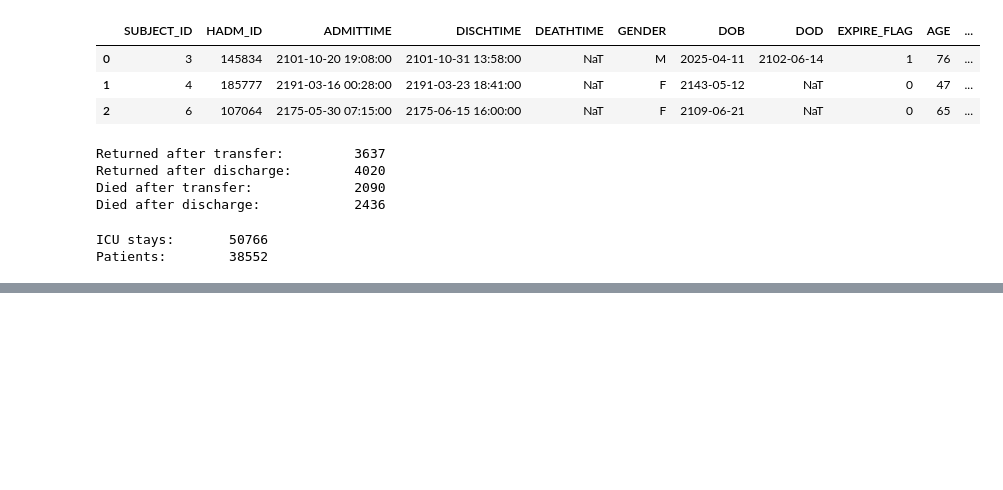
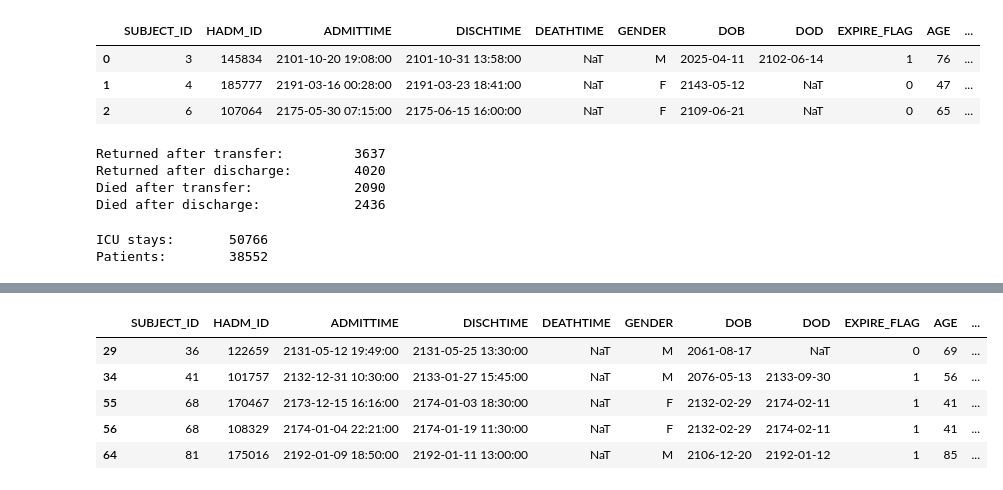
Before and after one commit to BencsikMD/CS598CourseProject, a Jupyter notebook: CreateDataset3.ipynb, the cells around one changed output, grey strips where cells are left out. Drawn from its saved outputs; the diff is of its cells as text; code cells hidden in the pictures; blank space fills up the shorter version.

Commit message:
look at returns

```diff
--- a/CreateDataset3.ipynb
+++ b/CreateDataset3.ipynb
@@ -278,0 +319,10 @@ dataset.head()
+# %%
+dataset = dataset[(dataset['RETURNED_AFTER_TRANSFER']==1)|(dataset['RETURNED_AFTER_DISCHARGE']==1)|(dataset['RETURNED_AFTER_DISCHARGE']==1)|(dataset['DEATH_AFTER_DISCHARGE']==1)]
+dataset.head()
+# %% [output]
+|  | SUBJECT_ID | HADM_ID | ADMITTIME | DISCHTIME | DEATHTIME | GENDER | DOB | DOD | EXPIRE_FLAG | AGE | ... |
+| 29 | 36 | 122659 | 2131-05-12 19:49:00 | 2131-05-25 13:30:00 | NaT | M | 2061-08-17 | NaT | 0 | 69 | ... |
+| 34 | 41 | 101757 | 2132-12-31 10:30:00 | 2133-01-27 15:45:00 | NaT | M | 2076-05-13 | 2133-09-30 | 1 | 56 | ... |
+| 55 | 68 | 170467 | 2173-12-15 16:16:00 | 2174-01-03 18:30:00 | NaT | F | 2132-02-29 | 2174-02-11 | 1 | 41 | ... |
+| 56 | 68 | 108329 | 2174-01-04 22:21:00 | 2174-01-19 11:30:00 | NaT | F | 2132-02-29 | 2174-02-11 | 1 | 41 | ... |
+| 64 | 81 | 175016 | 2192-01-09 18:50:00 | 2192-01-11 13:00:00 | NaT | M | 2106-12-20 | 2192-01-12 | 1 | 85 | ... |
```
Also changed, not shown: parts of 5 cells of this notebook.
